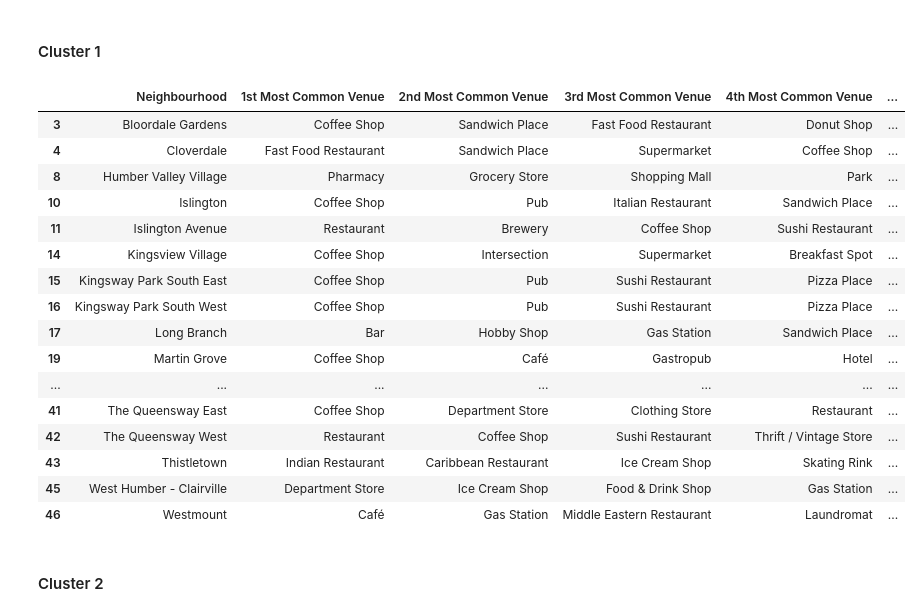
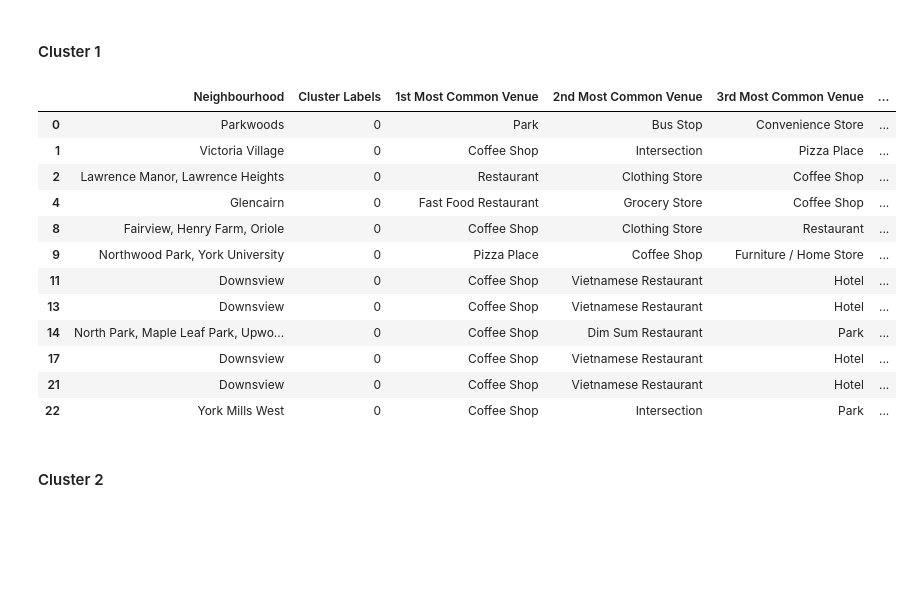
Before and after one commit to asp-myuser/Coursera_Capstone_Project, a Jupyter notebook: Toronto Neighborhood Clustering.ipynb, the cells around one changed output. Cells and saved outputs as stored; diff of their text form; code cells hidden in the pictures; blank space fills up the shorter version.

```diff
--- a/Toronto Neighborhood Clustering.ipynb
+++ b/Toronto Neighborhood Clustering.ipynb
@@ -247,7 +182,7 @@ The geograpical coordinate of Etobicoke are 43.6435559, -79.5656326.
 map_manhattan = folium.Map(location=[latitude, longitude], zoom_start=11)
 
 # add markers to map
-for lat, lng, label in zip(EBC['LAT'], EBC['Long'], EBC['Neighbourhood']):
+for lat, lng, label in zip(EBC['Latitude'], EBC['Longitude'], EBC['Neighbourhood']):
     label = folium.Popup(label, parse_html=True)
     folium.CircleMarker(
         [lat, lng],
@@ -263,7 +198,7 @@ map_manhattan
 # %% [output]
 [interactive output not drawn]
 # %%
-CLIENT_ID = 'XXXXXXXXXXXXXXXXXXXXXXXX' # your Foursquare ID
-CLIENT_SECRET = 'XXXXXXXXXXXXXXXXXXXXXXXXXXX' # your Foursquare Secret
+CLIENT_ID = 'xxxxxxxxxxxxxxxxxxxxxxxxxxxxxx' # your Foursquare ID
+CLIENT_SECRET = 'xxxxxxxxxxxxxxxxxxxxxxxx' # your Foursquare Secret
 VERSION = '20180605' # Foursquare API version
 LIMIT = 100 # A default Foursquare API limit value
@@ -316,5 +247,5 @@ def getNearbyVenues(names, latitudes, longitudes, radius=500):
 # %%
 # type your answer here
 
-EBC_venues = getNearbyVenues(EBC['Neighbourhood'],EBC['LAT'], EBC['Long'],  radius=950)
+EBC_venues = getNearbyVenues(EBC['Neighbourhood'],EBC['Latitude'], EBC['Longitude'],  radius=1115)
 # %% [output]
@@ -494,7 +436,7 @@ neighborhoods_venues_sorted.head()
 Run _k_-means to cluster the neighborhood into 4 clusters.
 # %%
 # set number of clusters
-kclusters = 4
+kclusters = 7
 
 EBC_grouped_clustering = EBC_grouped.drop('Neighborhood', 1)
 
@@ -561,25 +503,21 @@ Now, you can examine each cluster and determine the discriminating venue categor
 # %% [markdown]
 #### Cluster 1
 # %%
-EBC_merged.loc[EBC_merged['Cluster Labels'] == 0, EBC_merged.columns[[1] + list(range(5, EBC_merged.shape[1]))]]
+EBC_merged.loc[EBC_merged['Cluster Labels'] == 0, EBC_merged.columns[[2] + list(range(5, EBC_merged.shape[1]))]]
 # %% [output]
-|  | Neighbourhood | 1st Most Common Venue | 2nd Most Common Venue | 3rd Most Common Venue | 4th Most Common Venue | ... |
-| 3 | Bloordale Gardens | Coffee Shop | Sandwich Place | Fast Food Restaurant | Donut Shop | ... |
-| 4 | Cloverdale | Fast Food Restaurant | Sandwich Place | Supermarket | Coffee Shop | ... |
-| 8 | Humber Valley Village | Pharmacy | Grocery Store | Shopping Mall | Park | ... |
-| 10 | Islington | Coffee Shop | Pub | Italian Restaurant | Sandwich Place | ... |
-| 11 | Islington Avenue | Restaurant | Brewery | Coffee Shop | Sushi Restaurant | ... |
-| 14 | Kingsview Village | Coffee Shop | Intersection | Supermarket | Breakfast Spot | ... |
-| 15 | Kingsway Park South East | Coffee Shop | Pub | Sushi Restaurant | Pizza Place | ... |
-| 16 | Kingsway Park South West | Coffee Shop | Pub | Sushi Restaurant | Pizza Place | ... |
-| 17 | Long Branch | Bar | Hobby Shop | Gas Station | Sandwich Place | ... |
-| 19 | Martin Grove | Coffee Shop | Café | Gastropub | Hotel | ... |
-| ... | ... | ... | ... | ... | ... | ... |
-| 41 | The Queensway East | Coffee Shop | Department Store | Clothing Store | Restaurant | ... |
-| 42 | The Queensway West | Restaurant | Coffee Shop | Sushi Restaurant | Thrift / Vintage Store | ... |
-| 43 | Thistletown | Indian Restaurant | Caribbean Restaurant | Ice Cream Shop | Skating Rink | ... |
-| 45 | West Humber - Clairville | Department Store | Ice Cream Shop | Food & Drink Shop | Gas Station | ... |
-| 46 | Westmount | Café | Gas Station | Middle Eastern Restaurant | Laundromat | ... |
+|  | Neighbourhood | Cluster Labels | 1st Most Common Venue | 2nd Most Common Venue | 3rd Most Common Venue | ... |
+| 0 | Parkwoods | 0 | Park | Bus Stop | Convenience Store | ... |
+| 1 | Victoria Village | 0 | Coffee Shop | Intersection | Pizza Place | ... |
+| 2 | Lawrence Manor, Lawrence Heights | 0 | Restaurant | Clothing Store | Coffee Shop | ... |
+| 4 | Glencairn | 0 | Fast Food Restaurant | Grocery Store | Coffee Shop | ... |
+| 8 | Fairview, Henry Farm, Oriole | 0 | Coffee Shop | Clothing Store | Restaurant | ... |
+| 9 | Northwood Park, York University | 0 | Pizza Place | Coffee Shop | Furniture / Home Store | ... |
+| 11 | Downsview | 0 | Coffee Shop | Vietnamese Restaurant | Hotel | ... |
+| 13 | Downsview | 0 | Coffee Shop | Vietnamese Restaurant | Hotel | ... |
+| 14 | North Park, Maple Leaf Park, Upwo... | 0 | Coffee Shop | Dim Sum Restaurant | Park | ... |
+| 17 | Downsview | 0 | Coffee Shop | Vietnamese Restaurant | Hotel | ... |
+| 21 | Downsview | 0 | Coffee Shop | Vietnamese Restaurant | Hotel | ... |
+| 22 | York Mills West | 0 | Coffee Shop | Intersection | Park | ... |
 # %% [markdown]
 #### Cluster 2
 # %%
```
Also changed, not shown: parts of 45 cells of this notebook.
